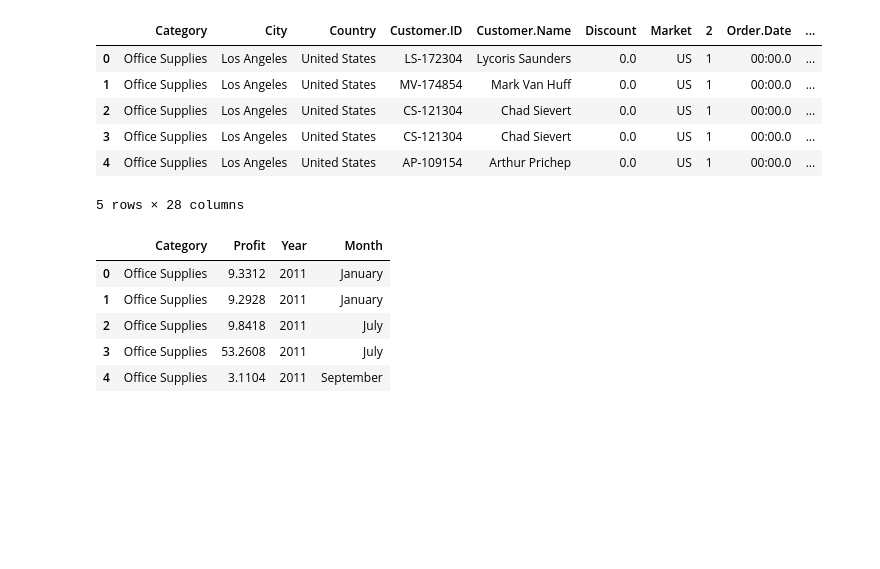
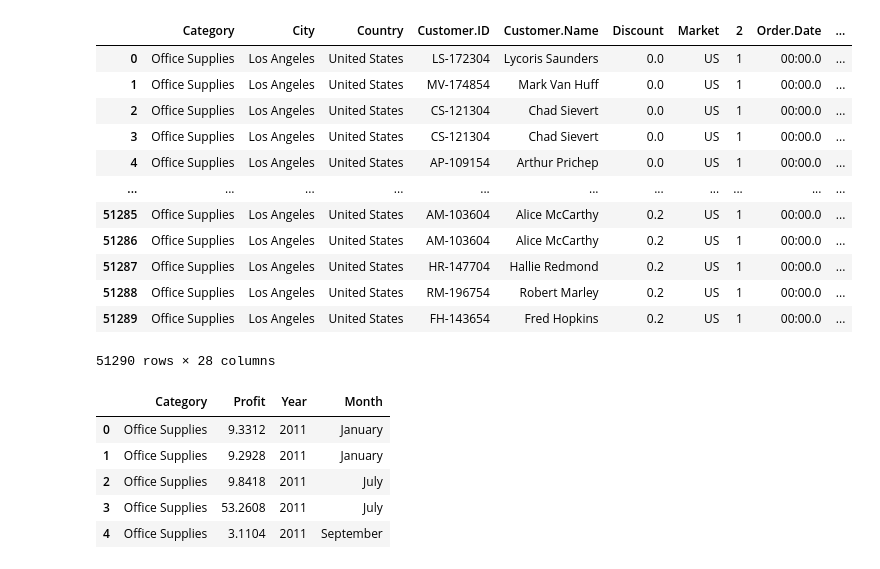
Before and after one commit to Theranmeadows97/dsc630predictiveAnalytics, a Jupyter notebook: project/milestone4.ipynb, the cells around one changed output. Cells and saved outputs as stored; diff of their text form; code cells hidden in the pictures; blank space fills up the shorter version.

```diff
--- a/project/milestone4.ipynb
+++ b/project/milestone4.ipynb
@@ -11,15 +11,21 @@ from numpy import sqrt
 from sklearn.metrics import mean_squared_error
 # %%
 superstore_data = pd.read_csv("/Users/theranmeadows/Desktop/Bellevue University/dsc630predictiveAnalytics/project/superstore - data - superstore - superstore.csv")
-superstore_data.head()
+superstore_data
 # %% [output]
 |  | Category | City | Country | Customer.ID | Customer.Name | Discount | Market | 2 | Order.Date | ... |
 | 0 | Office Supplies | Los Angeles | United States | LS-172304 | Lycoris Saunders | 0.0 | US | 1 | 00:00.0 | ... |
 | 1 | Office Supplies | Los Angeles | United States | MV-174854 | Mark Van Huff | 0.0 | US | 1 | 00:00.0 | ... |
 | 2 | Office Supplies | Los Angeles | United States | CS-121304 | Chad Sievert | 0.0 | US | 1 | 00:00.0 | ... |
 | 3 | Office Supplies | Los Angeles | United States | CS-121304 | Chad Sievert | 0.0 | US | 1 | 00:00.0 | ... |
 | 4 | Office Supplies | Los Angeles | United States | AP-109154 | Arthur Prichep | 0.0 | US | 1 | 00:00.0 | ... |
+| ... | ... | ... | ... | ... | ... | ... | ... | ... | ... | ... |
+| 51285 | Office Supplies | Los Angeles | United States | AM-103604 | Alice McCarthy | 0.2 | US | 1 | 00:00.0 | ... |
+| 51286 | Office Supplies | Los Angeles | United States | AM-103604 | Alice McCarthy | 0.2 | US | 1 | 00:00.0 | ... |
+| 51287 | Office Supplies | Los Angeles | United States | HR-147704 | Hallie Redmond | 0.2 | US | 1 | 00:00.0 | ... |
+| 51288 | Office Supplies | Los Angeles | United States | RM-196754 | Robert Marley | 0.2 | US | 1 | 00:00.0 | ... |
+| 51289 | Office Supplies | Los Angeles | United States | FH-143654 | Fred Hopkins | 0.2 | US | 1 | 00:00.0 | ... |
-5 rows × 28 columns
+51290 rows × 28 columns
 # %%
 # Keep the columns I will use for this project
 superstore_data = superstore_data[['Category', 'Profit', 'Year', 'Month']]
```
Also changed, not shown: parts of 11 cells of this notebook, 17 other files.
